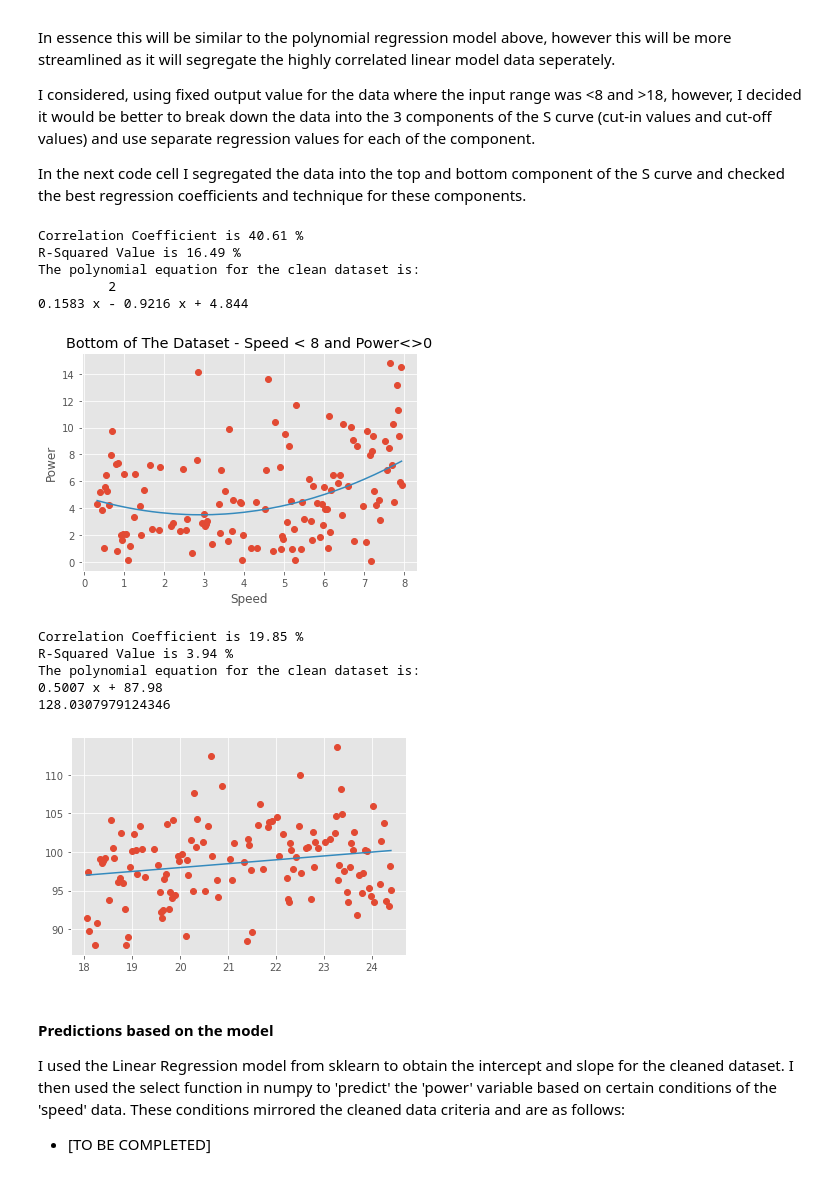
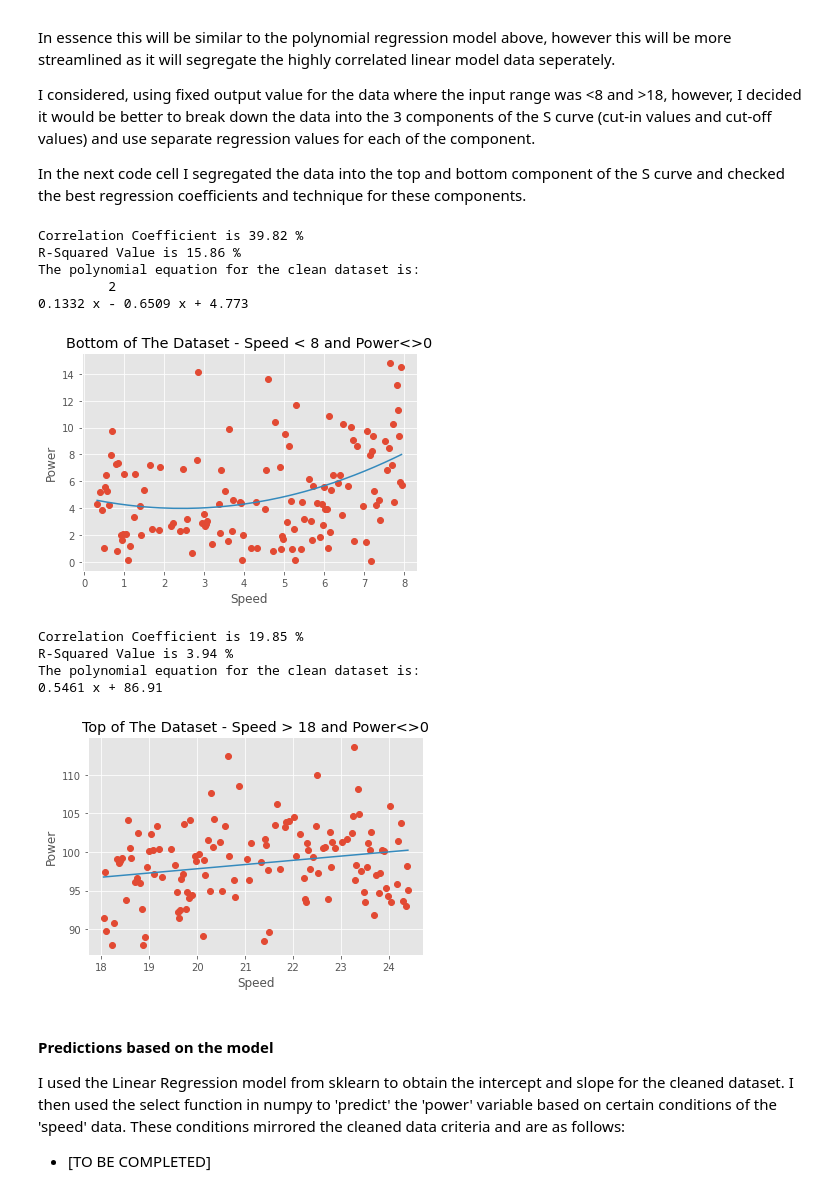
Before and after one commit to dssheldon/foda-project-sds, a Jupyter notebook: FoDA Project 2020.ipynb, the cells around one changed output. Cells and saved outputs as stored; diff of their text form; code cells hidden in the pictures.

```diff
--- a/FoDA Project 2020.ipynb
+++ b/FoDA Project 2020.ipynb
@@ -461,6 +511,9 @@ I considered, using fixed output value for the data where the input range was <8
 
 In the next code cell I segregated the data into the top and bottom component of the S curve and checked the best regression coefficients and technique for these components.
 # %%
+# Clean the dataframe to include only the bottom of the curve
+# --------------------------------------------------------
+
 bottom_clean_df = df.query('speed <=8 & power != 0')
 
 
@@ -476,6 +529,12 @@ y_train_clean_bottom = Train_clean_bottom['power']
 y_test_clean_bottom  = Test_clean_bottom['power']
 
 
+# Use polyfit to create the polynomial equation for the dataset using the training data
+# -----------------------------------------------------------------------------------------
+
+p_bottom = np.poly1d(np.polyfit(X_train_clean_bottom, y_train_clean_bottom, 2))
+
+
 
 # Calculate the Correlation Coefficeints and R-Squared of the cleaned dataset
 # ----------------------------------------------------------------------------
@@ -484,11 +543,6 @@ bottom_clean_df_correlation_xy = np.corrcoef(bottom_clean_df['power'], p_bottom(
 
 bottom_clean_df_r_squared = bottom_clean_df_correlation_xy**2
 
-
-# Use polyfit to create the polynomial equation for the dataset using the training data
-# -----------------------------------------------------------------------------------------
-
-p_bottom = np.poly1d(np.polyfit(X_train_clean_bottom, y_train_clean_bottom, 2))
 
 
 # Print out the coeffients and the polynomial euquation for the curve
@@ -509,37 +563,66 @@ plt.xlabel('Speed')
 plt.ylabel('Power')
 plt.show()
 # %% [output]
-Correlation Coefficient is 40.61 %
-R-Squared Value is 16.49 %
+Correlation Coefficient is 39.82 %
+R-Squared Value is 15.86 %
 The polynomial equation for the clean dataset is:
          2
-0.1583 x - 0.9216 x + 4.844
+0.1332 x - 0.6509 x + 4.773
-[figure, old version]
+[figure, new version]
 # %%
+# Clean the dataframe to include only the top of the curve
+# --------------------------------------------------------
+
 top_clean_df = df.query('speed >=18 & power != 0')
 
-p_top = np.poly1d(np.polyfit(top_clean_df['speed'], top_clean_df['power'], 1)) #may be better to use linear function for this as well
+# Create Train and test data with pandas
+#-----------------------------------------------
 
-plt.plot(top_clean_df['speed'], top_clean_df['power'], 'o', top_clean_df['speed'], p_top(top_clean_df['speed']), '-')
+Train_clean_top = top_clean_df.sample(frac = 0.8)
+Test_clean_top =  top_clean_df.drop(Train_clean_top.index)
 
+X_train_clean_top = Train_clean_top['speed']
+X_test_clean_top = Test_clean_top['speed']
+y_train_clean_top = Train_clean_top['power']
+y_test_clean_top  = Test_clean_top['power']
+
+
+# Use polyfit to create the polynomial equation for the dataset using the training data
+# -----------------------------------------------------------------------------------------
+
+p_top = np.poly1d(np.polyfit(X_train_clean_top, y_train_clean_top, 1)) #may be better to use linear function for this as well
+
+
+# Calculate the Correlation Coefficeints and R-Squared of the cleaned dataset
+# ----------------------------------------------------------------------------
 
 top_clean_df_correlation_xy = np.corrcoef(top_clean_df['power'], p_top(top_clean_df['speed']))[0,1]
 
 top_clean_df_r_squared = top_clean_df_correlation_xy**2
 
 
+# Print out the coeffients and the polynomial euquation for the curve
+# --------------------------------------------------------------------
+
 print('Correlation Coefficient is', round(top_clean_df_correlation_xy * 100, 2), '%')
 print('R-Squared Value is', round(top_clean_df_r_squared*100, 2),'%')
 print('The polynomial equation for the clean dataset is:', p_top)
 
-print(p_top(80))
+
+# Plot the datapoint of the dataframe and the regression line based on the trained model
+# -------------------------------------------------------------------------------------------
+
+plt.plot(top_clean_df['speed'], top_clean_df['power'], 'o', top_clean_df['speed'], p_top(top_clean_df['speed']), '-')
+plt.title('Top of The Dataset - Speed > 18 and Power<>0')
+plt.xlabel('Speed')
+plt.ylabel('Power')
+plt.show()
 # %% [output]
 Correlation Coefficient is 19.85 %
 R-Squared Value is 3.94 %
 The polynomial equation for the clean dataset is:
-0.5007 x + 87.98
-128.0307979124346
+0.5461 x + 86.91
-[figure, old version]
+[figure, new version]
 # %% [markdown]
 #### Predictions based on the model
 
```
Also changed, not shown: parts of 41 cells of this notebook.
